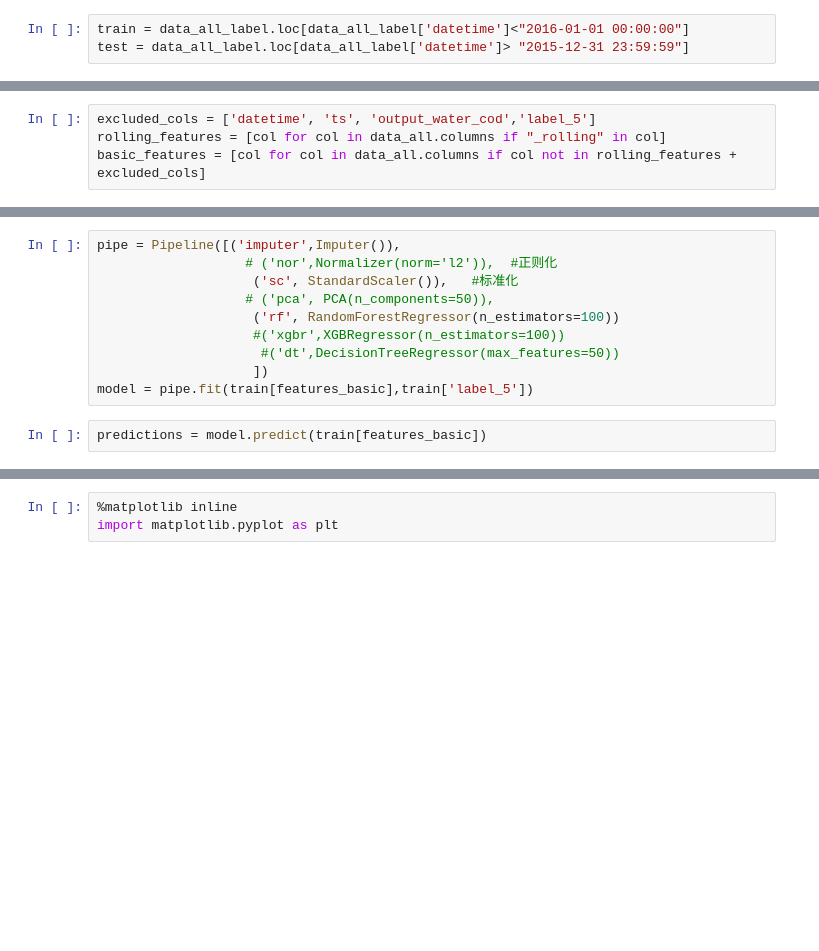
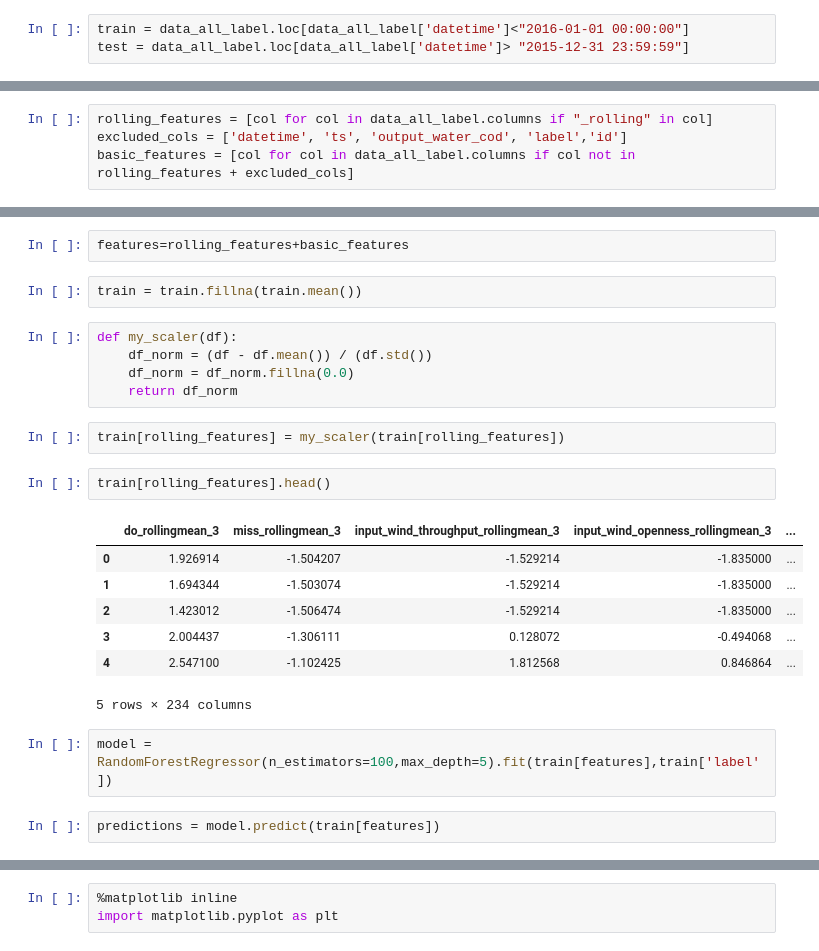
Before and after one commit to MyLearningTest/prediction_model, a Jupyter notebook: script/water_clean/Water_Regression.ipynb, the cells around one changed output, grey strips where cells are left out. Cells and saved outputs as stored; diff of their text form; blank space fills up the shorter version.

Commit message:
Update Water_clean file

```diff
--- a/script/water_clean/Water_Regression.ipynb
+++ b/script/water_clean/Water_Regression.ipynb
@@ -132,4 +115,4 @@ train.shape,test.shape
 # %%
-excluded_cols = ['datetime', 'ts', 'output_water_cod','label_5']
-rolling_features = [col for col in data_all.columns if "_rolling" in col]
-basic_features = [col for col in data_all.columns if col not in rolling_features + excluded_cols]
+rolling_features = [col for col in data_all_label.columns if "_rolling" in col]
+excluded_cols = ['datetime', 'ts', 'output_water_cod', 'label','id']
+basic_features = [col for col in data_all_label.columns if col not in rolling_features + excluded_cols]
@@ -158,12 +126,25 @@ from sklearn.preprocessing import Normalizer
-# %%
-pipe = Pipeline([('imputer',Imputer()),
-                   # ('nor',Normalizer(norm='l2')),  #正则化
-                    ('sc', StandardScaler()),   #标准化
-                   # ('pca', PCA(n_components=50)),
-                    ('rf', RandomForestRegressor(n_estimators=100))
-                    #('xgbr',XGBRegressor(n_estimators=100))
-                     #('dt',DecisionTreeRegressor(max_features=50))
-                    ])
-model = pipe.fit(train[features_basic],train['label_5'])
+# %%
+features=rolling_features+basic_features
+# %%
+train = train.fillna(train.mean())
+# %%
+def my_scaler(df):
+    df_norm = (df - df.mean()) / (df.std())
+    df_norm = df_norm.fillna(0.0)
+    return df_norm
+# %%
+train[rolling_features] = my_scaler(train[rolling_features])
+# %%
+train[rolling_features].head()
+# %% [output]
+|  | do_rollingmean_3 | miss_rollingmean_3 | input_wind_throughput_rollingmean_3 | input_wind_openness_rollingmean_3 | ... |
+| 0 | 1.926914 | -1.504207 | -1.529214 | -1.835000 | ... |
+| 1 | 1.694344 | -1.503074 | -1.529214 | -1.835000 | ... |
+| 2 | 1.423012 | -1.506474 | -1.529214 | -1.835000 | ... |
+| 3 | 2.004437 | -1.306111 | 0.128072 | -0.494068 | ... |
+| 4 | 2.547100 | -1.102425 | 1.812568 | 0.846864 | ... |
+5 rows × 234 columns
+# %%
+model = RandomForestRegressor(n_estimators=100,max_depth=5).fit(train[features],train['label'])
 # %%
-predictions = model.predict(train[features_basic])
+predictions = model.predict(train[features])
```
Also changed, not shown: parts of 46 cells of this notebook.
